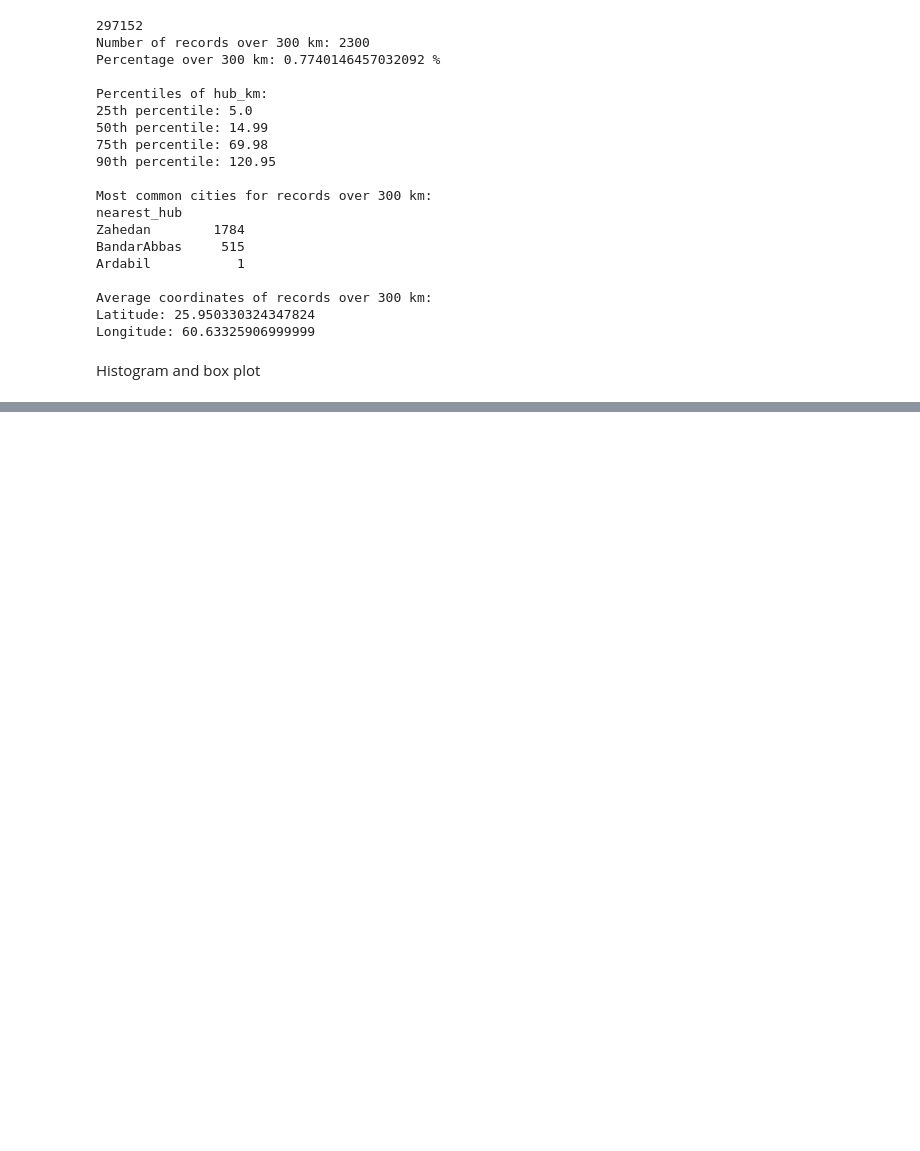
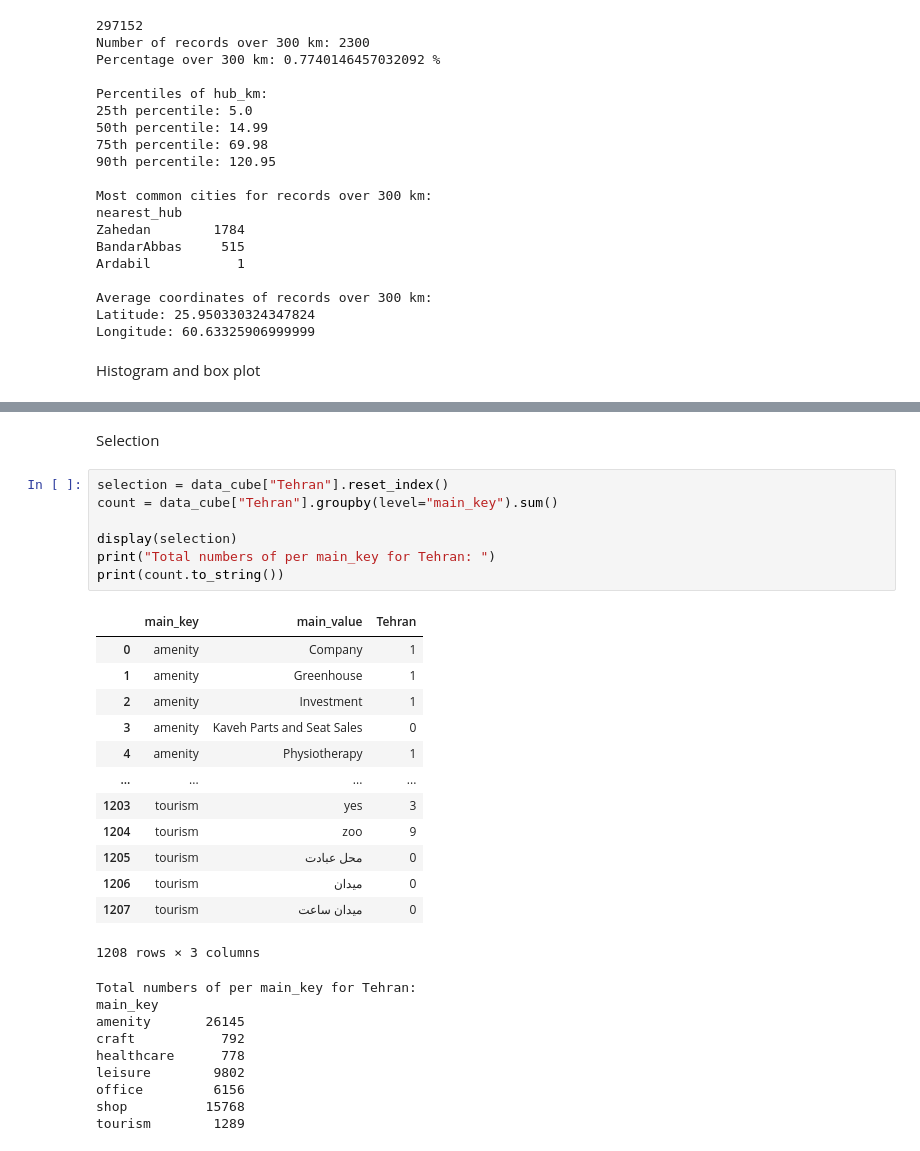
Before and after one commit to Ali-Karkhaneh1384/Data-Mining1, a Jupyter notebook: Data_Mining.ipynb, the cells around one changed output, grey strips where cells are left out. Cells and saved outputs as stored; diff of their text form; blank space fills up the shorter version.

```diff
--- a/Data_Mining.ipynb
+++ b/Data_Mining.ipynb
@@ -765,0 +852,32 @@ plt.show()
+# %% [markdown]
+Selection
+# %%
+selection = data_cube["Tehran"].reset_index()
+count = data_cube["Tehran"].groupby(level="main_key").sum()
+
+display(selection)
+print("Total numbers of per main_key for Tehran: ")
+print(count.to_string())
+# %% [output]
+|  | main_key | main_value | Tehran |
+| 0 | amenity | Company | 1 |
+| 1 | amenity | Greenhouse | 1 |
+| 2 | amenity | Investment | 1 |
+| 3 | amenity | Kaveh Parts and Seat Sales | 0 |
+| 4 | amenity | Physiotherapy | 1 |
+| ... | ... | ... | ... |
+| 1203 | tourism | yes | 3 |
+| 1204 | tourism | zoo | 9 |
+| 1205 | tourism | محل عبادت | 0 |
+| 1206 | tourism | میدان | 0 |
+| 1207 | tourism | میدان ساعت | 0 |
+1208 rows × 3 columns
+Total numbers of per main_key for Tehran:
+main_key
+amenity       26145
+craft           792
+healthcare      778
+leisure        9802
+office         6156
+shop          15768
+tourism        1289
```
Also changed, not shown: parts of 7 cells of this notebook.
